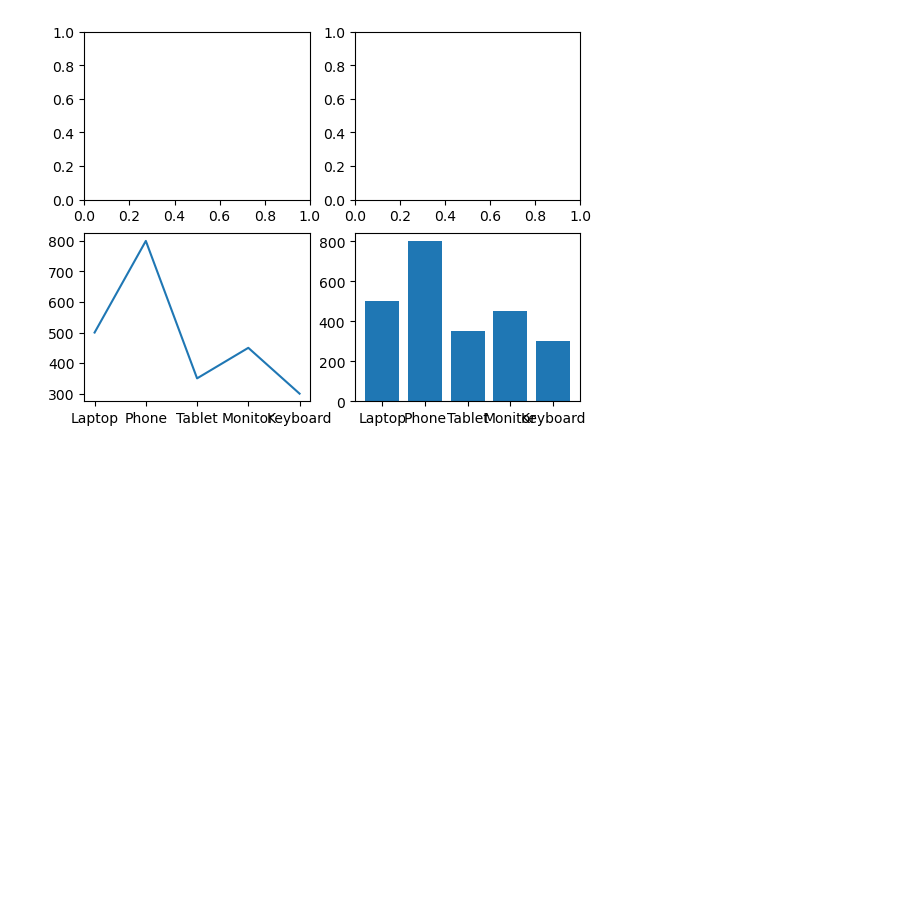
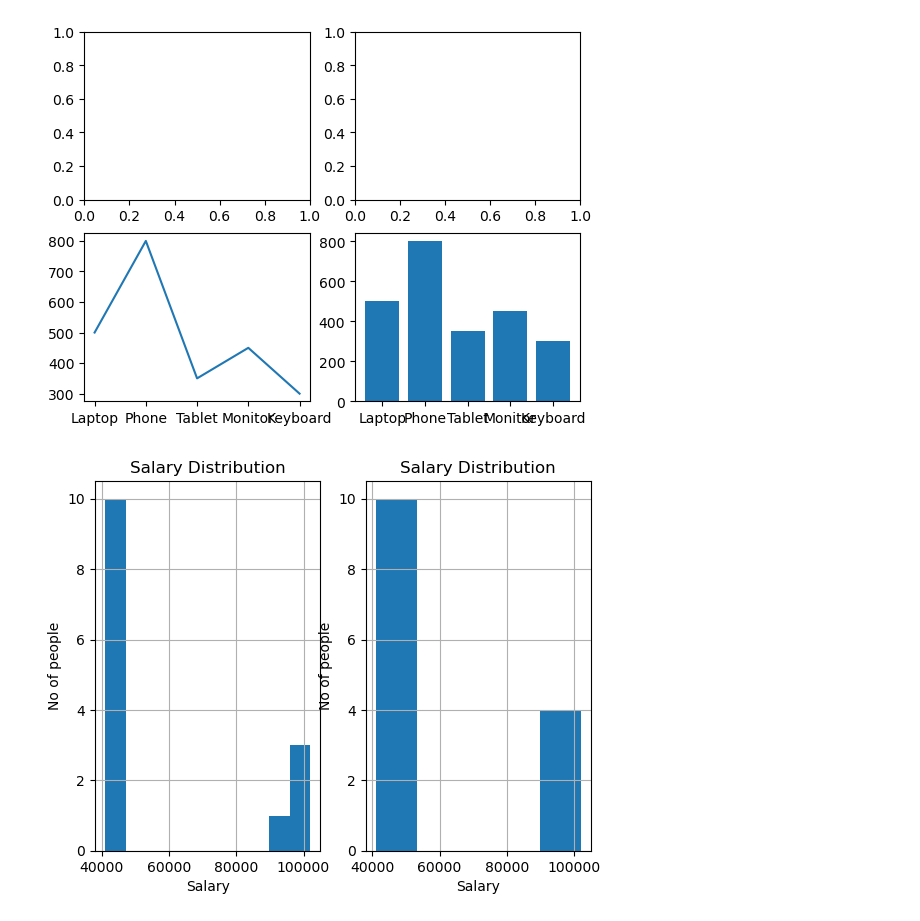
Before and after one commit to aryankumar08-python/python-, a Jupyter notebook: matplotlib.ipynb, the cells around one changed output. Drawn from its saved outputs; the diff is of its cells as text; code cells hidden in the pictures; blank space fills up the shorter version.

```diff
--- a/matplotlib.ipynb
+++ b/matplotlib.ipynb
@@ -126,3 +126,26 @@ axes[1,0].plot(
 # %% [output]
 [<matplotlib.lines.Line2D at 0x...>]
 [figure]
+# %%
+salary = [
+42000,43000,41000,45000,46000,
+47000,44000,42000,43000,41000,
+95000,98000,102000,100000
+]
+df=pd.DataFrame(salary)
+df=df.rename(columns={0:'Salary'})
+fig,axes=plt.subplots(nrows=1,ncols=2)
+axes[0].hist(df['Salary'],bins=10)
+axes[0].set_title('Salary Distribution')
+axes[0].set_ylabel('No of people')
+axes[0].set_xlabel('Salary')
+
+axes[1].hist(df['Salary'],bins=5)
+axes[1].set_title('Salary Distribution')
+axes[1].set_ylabel('No of people')
+axes[1].set_xlabel('Salary')
+
+axes[0].grid(True)
+axes[1].grid(True)
+# %% [output]
+[figure, added]
```
Also changed, not shown: parts of 10 cells of this notebook, 2 other files.
